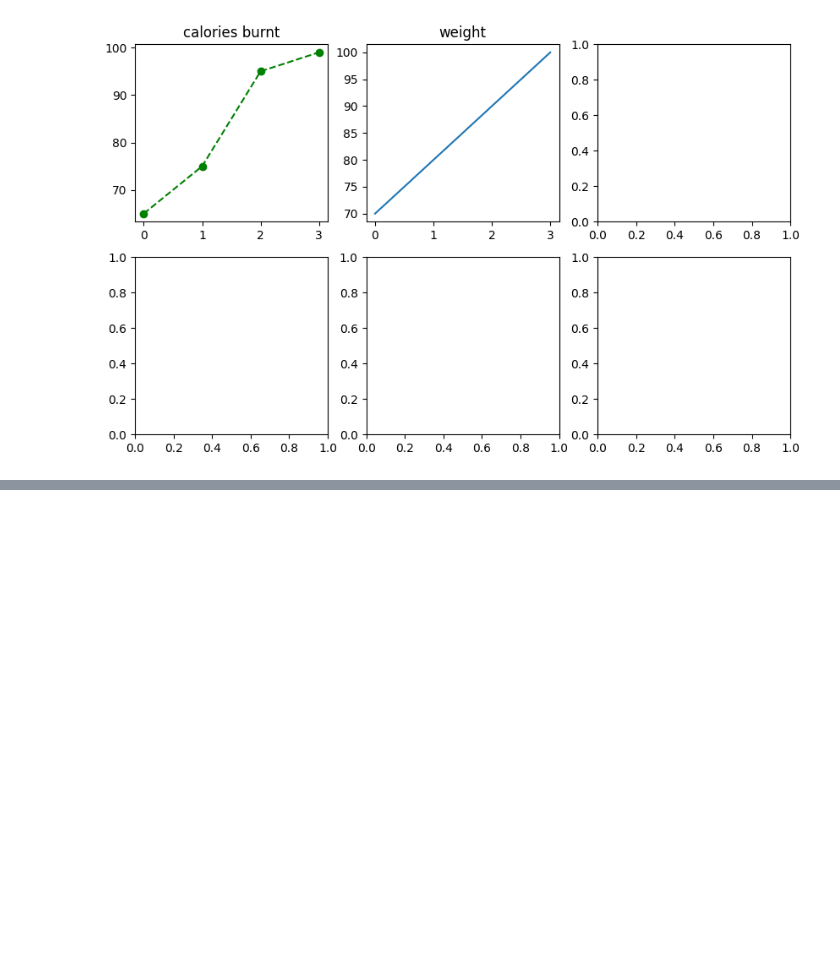
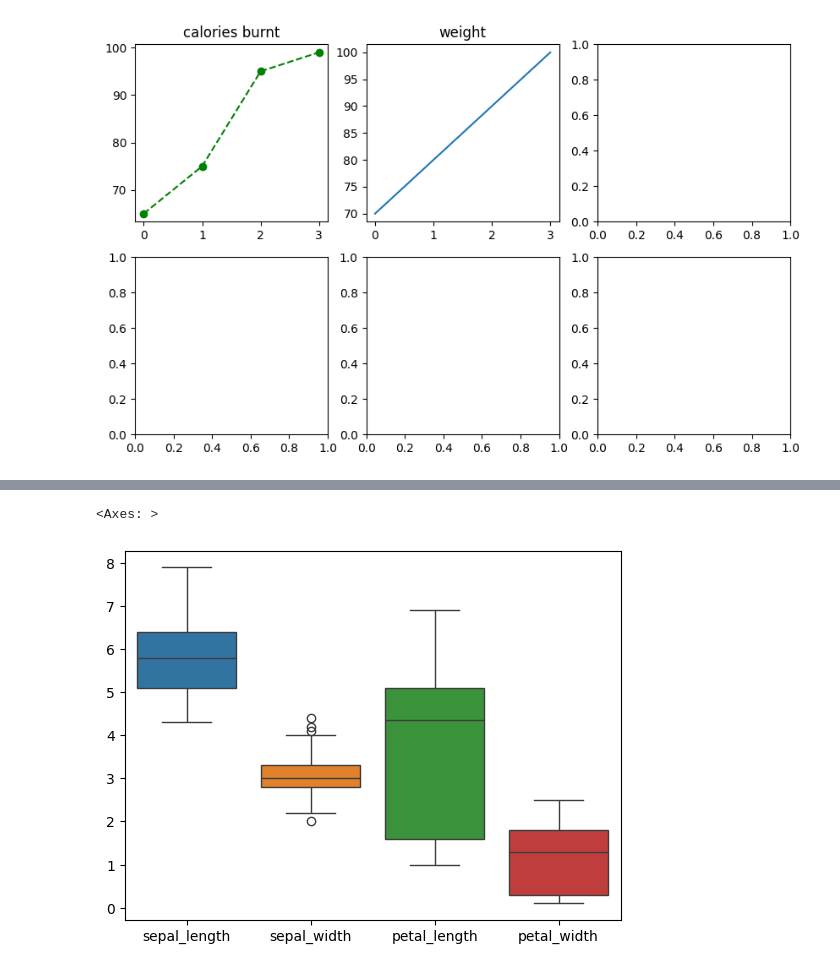
Before and after one commit to cijo-joseph-mathew/data_science, a Jupyter notebook: daily_class/matplotlib.ipynb, the cells around one changed output, grey strips where cells are left out. Saved outputs shown, nothing was run; the diff lists cells and outputs as text; code cells hidden in the pictures; blank space fills up the shorter version.

```diff
--- a/daily_class/matplotlib.ipynb
+++ b/daily_class/matplotlib.ipynb
@@ -237,0 +260,5 @@ Text(0.5, 1.0, 'weight')
+# %%
+sns.boxplot(df)
+# %% [output]
+<Axes: >
+[figure, added]
```
Also changed, not shown: parts of 45 cells of this notebook, 1 other file.
